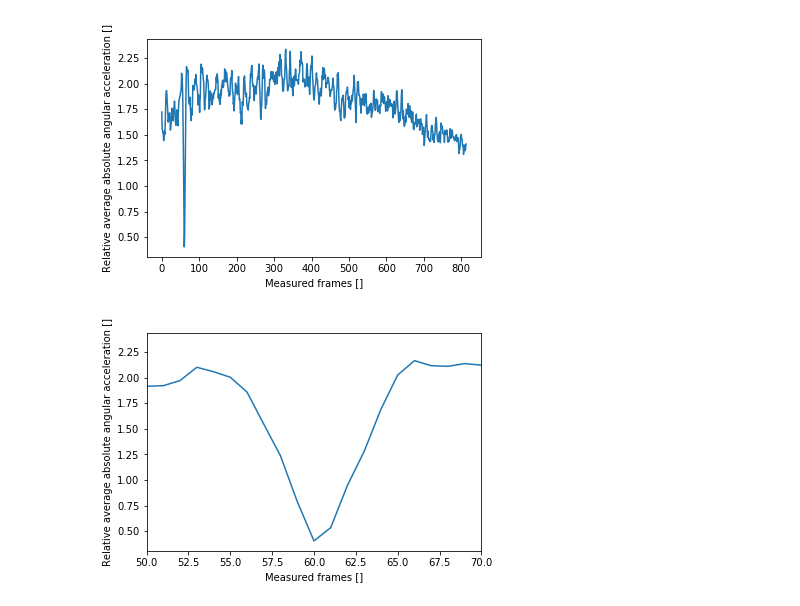
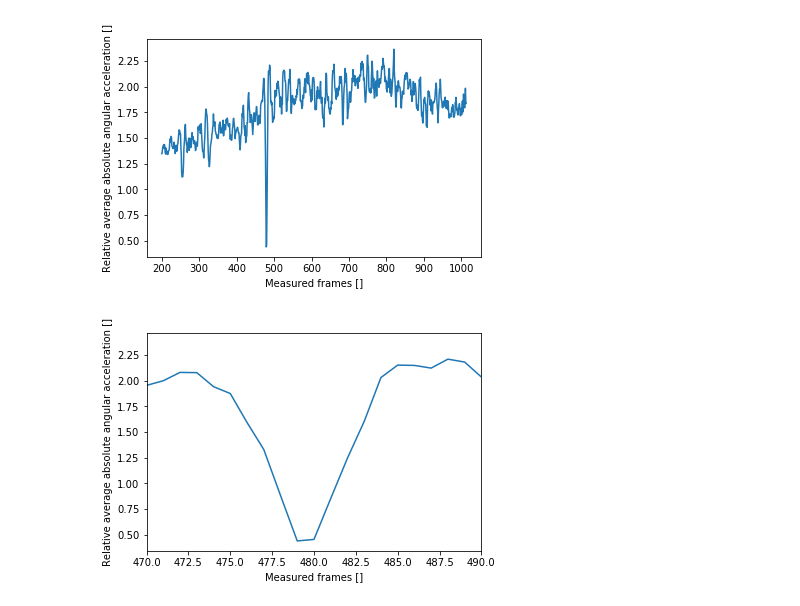
Before and after one commit to yossato/virtualGimbal, a Jupyter notebook: post_processing_software/jupyter/syncronize.ipynb, the cells around one changed output. Saved outputs shown, nothing was run; the diff lists cells and outputs as text; code cells hidden in the pictures.

```diff
--- a/post_processing_software/jupyter/syncronize.ipynb
+++ b/post_processing_software/jupyter/syncronize.ipynb
@@ -22,8 +22,8 @@ def openCSV(path):
     data = [[float(i) for i in row] for row in data]  # 文字列を数値に変換
 
     # X軸に時間を、Y軸にデータをセット
-    d = [row[legends.index('d')] for row in data]
-    ratio = [row[legends.index('ratio')] for row in data]
+    d = [row[legends.index('Measured Frame')] for row in data]
+    ratio = [row[legends.index('Ratio')] for row in data]
     return d,ratio
 # %%
 def plotR4a(d,ratio,xlim=None):
@@ -37,8 +37,8 @@ d,ratio = openCSV('../build/aaaa_ratio.csv')
 
 plotR4a(d,ratio)
 # %% [output]
-[figure, old version]
+[figure, new version]
 # %%
-plotR4a(d,ratio,[50,70])
+plotR4a(d,ratio,[470,490])
 # %% [output]
-[figure, old version]
+[figure, new version]
```
Also changed, not shown: parts of 4 cells of this notebook, 1 other file.
